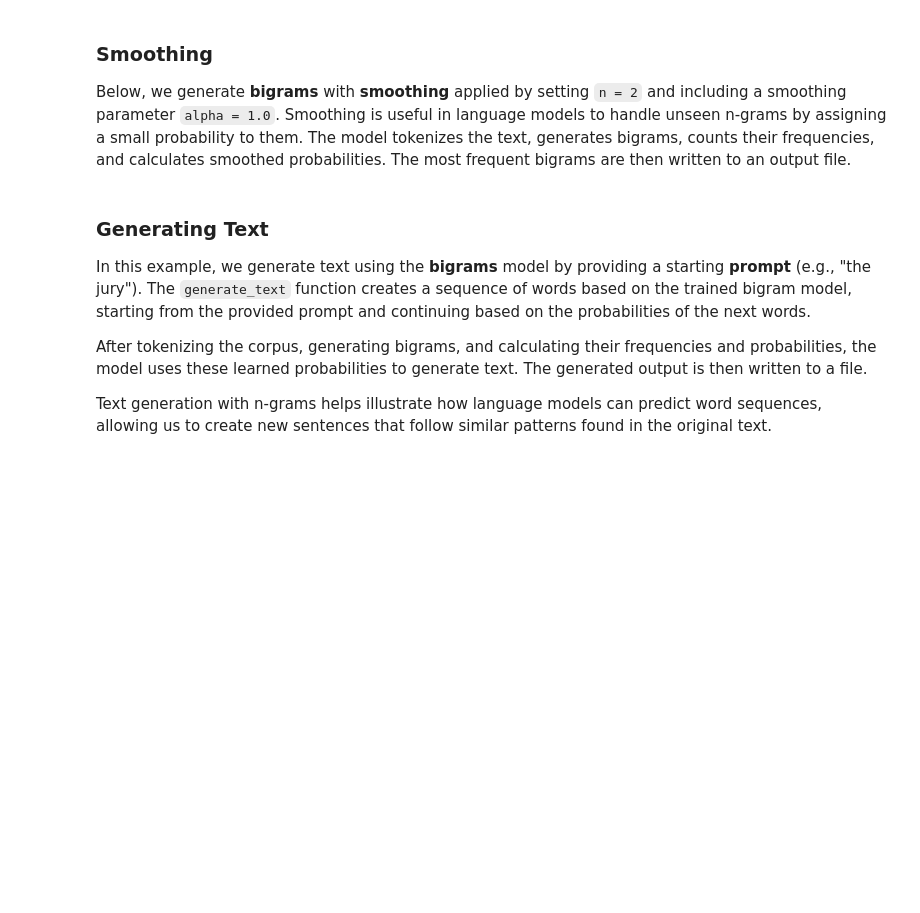
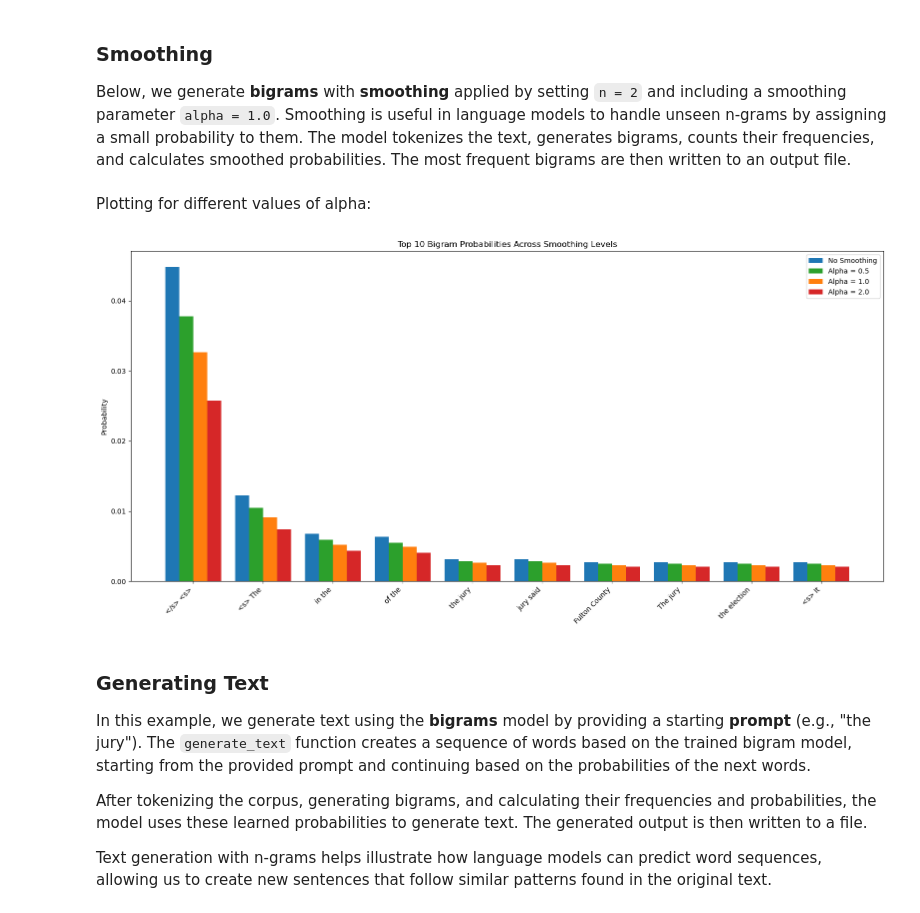
Before and after one commit to kaleem-01/NLP_2025_A2, a Jupyter notebook: NLP_A2 - Part 2 manual.ipynb, the cells around one changed output. Cells and saved outputs as stored; diff of their text form; code cells hidden in the pictures; blank space fills up the shorter version.

Commit message:
Made changes to part 2 code for better results

```diff
--- a/NLP_A2 - Part 2 manual.ipynb
+++ b/NLP_A2 - Part 2 manual.ipynb
@@ -194,6 +217,65 @@ model.count_frequencies()
 model.calculate_probabilities()
 
 write_freqs(model.most_frequent_ngrams(10), 'bigrams_smoothed_2_alpha')
+# %% [markdown]
+Plotting for different values of alpha:
+# %%
+# Plotting the most frequent n-grams with different alpha values for comparison
+import matplotlib.pyplot as plt
+
+def load_bigrams(file_path):
+    bigram_probs = {}
+    with open(file_path, 'r') as f:
+        for line in f:
+            if '|' not in line:
+                continue
+            phrase, prob_str = line.strip().split('|')
+            bigram = tuple(phrase.strip().split())
+            try:
+                prob = float(prob_str.strip())
+                bigram_probs[bigram] = prob
+            except ValueError:
+                continue
+    return bigram_probs
+
+
+# Load files
+files = {
+    "No Smoothing": "results/bigrams.txt",
+    "Alpha = 0.5": "results/bigrams_smoothed_0.5_alpha.txt",
+    "Alpha = 1.0": "results/bigrams_smoothed_1_alpha.txt",
+    "Alpha = 2.0": "results/bigrams_smoothed_2_alpha.txt"
+}
+
+# Load all bigram dictionaries
+all_data = {label: load_bigrams(path) for label, path in files.items()}
+
+# Get top 10 bigrams from the "No Smoothing" version
+base_top_bigrams = sorted(all_data["No Smoothing"].items(), key=lambda x: x[1], reverse=True)[:10]
+top_bigrams = [bg for bg, _ in base_top_bigrams]
+
+# Prepare data for plotting
+labels = [' '.join(b) for b in top_bigrams]
+x = np.arange(len(labels))  # label positions
+width = 0.2  # width of each bar
+
+# Create plot
+plt.figure(figsize=(16, 8))
+
+colors = ['tab:blue', 'tab:green', 'tab:orange', 'tab:red']
+for idx, (label, data) in enumerate(all_data.items()):
+    probs = [data.get(bg, 0) for bg in top_bigrams]
+    plt.bar(x + idx * width, probs, width, label=label, color=colors[idx])
+
+# Final touches
+plt.xticks(x + width * 1.5, labels, rotation=45, ha='right')
+plt.ylabel('Probability')
+plt.title('Top 10 Bigram Probabilities Across Smoothing Levels')
+plt.legend()
+plt.tight_layout()
+plt.show()
+# %% [output]
+[figure, added]
 # %% [markdown]
 ### Generating Text
 In this example, we generate text using the **bigrams** model by providing a starting **prompt** (e.g., "the jury"). The `generate_text` function creates a sequence of words based on the trained bigram model, starting from the provided prompt and continuing based on the probabilities of the next words.
```
Also changed, not shown: parts of 5 cells of this notebook, 8 other files.
